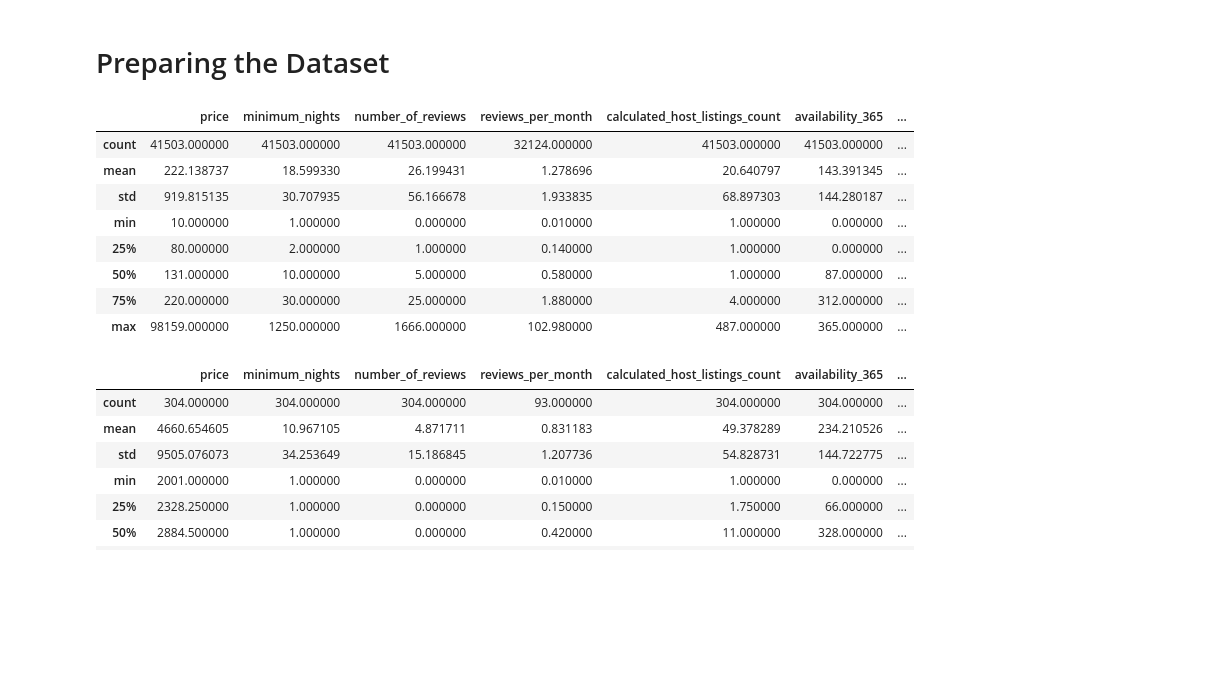
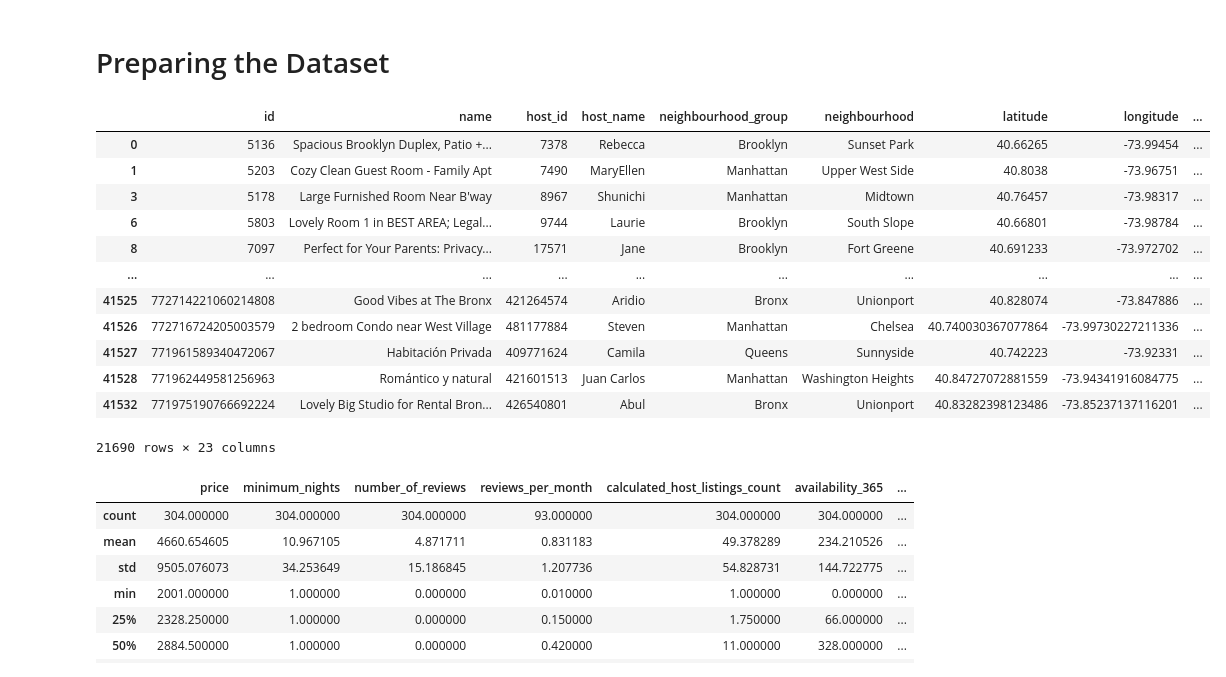
Before and after one commit to liu-roger/data_visualization_project, a Jupyter notebook: visualizations/neighborhood_group_vs_price_plots.ipynb, the cells around one changed output. Cells and saved outputs as stored; diff of their text form; code cells hidden in the pictures; blank space fills up the shorter version.

```diff
--- a/visualizations/neighborhood_group_vs_price_plots.ipynb
+++ b/visualizations/neighborhood_group_vs_price_plots.ipynb
@@ -12,44 +11,51 @@ listingsNYC = pd.read_csv('listings.csv', dtype=object)
 # %%
+# Kept the original dataset
+listingsNYC = pd.read_csv('listings.csv', dtype=object)
 # Dropping all of the columns which we will not use
 # listingsNYC= listingsNYC.drop(['last_review','license','latitude','longitude','host_name'], axis=1)
 
 # Dropping all rows with any 'Nan' values in them
 # listingsNYC.dropna(axis=0, how='any', inplace=True)
 data_types_dict = {
     'price':'int64',
     'minimum_nights':'int64',
     'host_id':str,
     'number_of_reviews':'int64',
     'reviews_per_month':float,
     'calculated_host_listings_count':'int64',
     'availability_365':'int64',
     'number_of_reviews_ltm':'int64'}
 
 #changing all the datatype to their respective types that we can work with
 listingsNYC = listingsNYC.astype(data_types_dict)
 
 # creating a price per stay (ppn) column with the price and minimim nights columns and rounding to 2 decimal places.
 # This is a float dtype
 listingsNYC['pps'] = (listingsNYC['price'] * listingsNYC['minimum_nights']).round(2)
 listingsNYC['neighbourhood'].unique().shape[0]
 listingsNYC.describe()
 listingsNYC['annual_revenue'] = (365 - listingsNYC['availability_365']) *  listingsNYC['price']
 listingsNYC = listingsNYC[(listingsNYC['price'] != 0)]
 listingsNYC.loc[:,'log_price']=np.log(listingsNYC['price'])
 listingsNYC.loc[:,'log_pps']=np.log(listingsNYC['pps'])
-listingsNYC.loc[:,'is_budget'] = listingsNYC['log_pps'].apply(lambda x: x < 6.69864257)
-listingsNYC.loc[:,'is_luxury'] = listingsNYC['log_pps'].apply(lambda x: x > 6.69864257)
-listingsNYC.describe()
+# listingsNYC['price_bin'] = pd.cut(listingsNYC['price'], bins=range(0, 111, 10), right=False, labels=range(0, 110, 10))
+df = listingsNYC[(listingsNYC['price']<2000) & (listingsNYC['price']>20) & (listingsNYC['minimum_nights'] < 30)]
+df['price_bin'] = pd.cut(df['price'], bins=range(0, 2001, 20), right=False, labels=range(0, 2000, 20))
+df
 # %% [output]
-|  | price | minimum_nights | number_of_reviews | reviews_per_month | calculated_host_listings_count | availability_365 | ... |
-| count | 41503.000000 | 41503.000000 | 41503.000000 | 32124.000000 | 41503.000000 | 41503.000000 | ... |
-| mean | 222.138737 | 18.599330 | 26.199431 | 1.278696 | 20.640797 | 143.391345 | ... |
-| std | 919.815135 | 30.707935 | 56.166678 | 1.933835 | 68.897303 | 144.280187 | ... |
-| min | 10.000000 | 1.000000 | 0.000000 | 0.010000 | 1.000000 | 0.000000 | ... |
-| 25% | 80.000000 | 2.000000 | 1.000000 | 0.140000 | 1.000000 | 0.000000 | ... |
-| 50% | 131.000000 | 10.000000 | 5.000000 | 0.580000 | 1.000000 | 87.000000 | ... |
-| 75% | 220.000000 | 30.000000 | 25.000000 | 1.880000 | 4.000000 | 312.000000 | ... |
-| max | 98159.000000 | 1250.000000 | 1666.000000 | 102.980000 | 487.000000 | 365.000000 | ... |
+|  | id | name | host_id | host_name | neighbourhood_group | neighbourhood | latitude | longitude | ... |
+| 0 | 5136 | Spacious Brooklyn Duplex, Patio +... | 7378 | Rebecca | Brooklyn | Sunset Park | 40.66265 | -73.99454 | ... |
+| 1 | 5203 | Cozy Clean Guest Room - Family Apt | 7490 | MaryEllen | Manhattan | Upper West Side | 40.8038 | -73.96751 | ... |
+| 3 | 5178 | Large Furnished Room Near B'way | 8967 | Shunichi | Manhattan | Midtown | 40.76457 | -73.98317 | ... |
+| 6 | 5803 | Lovely Room 1 in BEST AREA; Legal... | 9744 | Laurie | Brooklyn | South Slope | 40.66801 | -73.98784 | ... |
+| 8 | 7097 | Perfect for Your Parents: Privacy... | 17571 | Jane | Brooklyn | Fort Greene | 40.691233 | -73.972702 | ... |
+| ... | ... | ... | ... | ... | ... | ... | ... | ... | ... |
+| 41525 | 772714221060214808 | Good Vibes at The Bronx | 421264574 | Aridio | Bronx | Unionport | 40.828074 | -73.847886 | ... |
+| 41526 | 772716724205003579 | 2 bedroom Condo near West Village | 481177884 | Steven | Manhattan | Chelsea | 40.740030367077864 | -73.99730227211336 | ... |
+| 41527 | 771961589340472067 | Habitación Privada | 409771624 | Camila | Queens | Sunnyside | 40.742223 | -73.92331 | ... |
+| 41528 | 771962449581256963 | Romántico y natural | 421601513 | Juan Carlos | Manhattan | Washington Heights | 40.84727072881559 | -73.94341916084775 | ... |
+| 41532 | 771975190766692224 | Lovely Big Studio for Rental Bron... | 426540801 | Abul | Bronx | Unionport | 40.83282398123486 | -73.85237137116201 | ... |
+21690 rows × 23 columns
 # %%
 most_expensive_listings = listingsNYC[listingsNYC['price']>2000]
 most_expensive_listings.describe()
```
Also changed, not shown: parts of 4 cells of this notebook, 9 other files.
